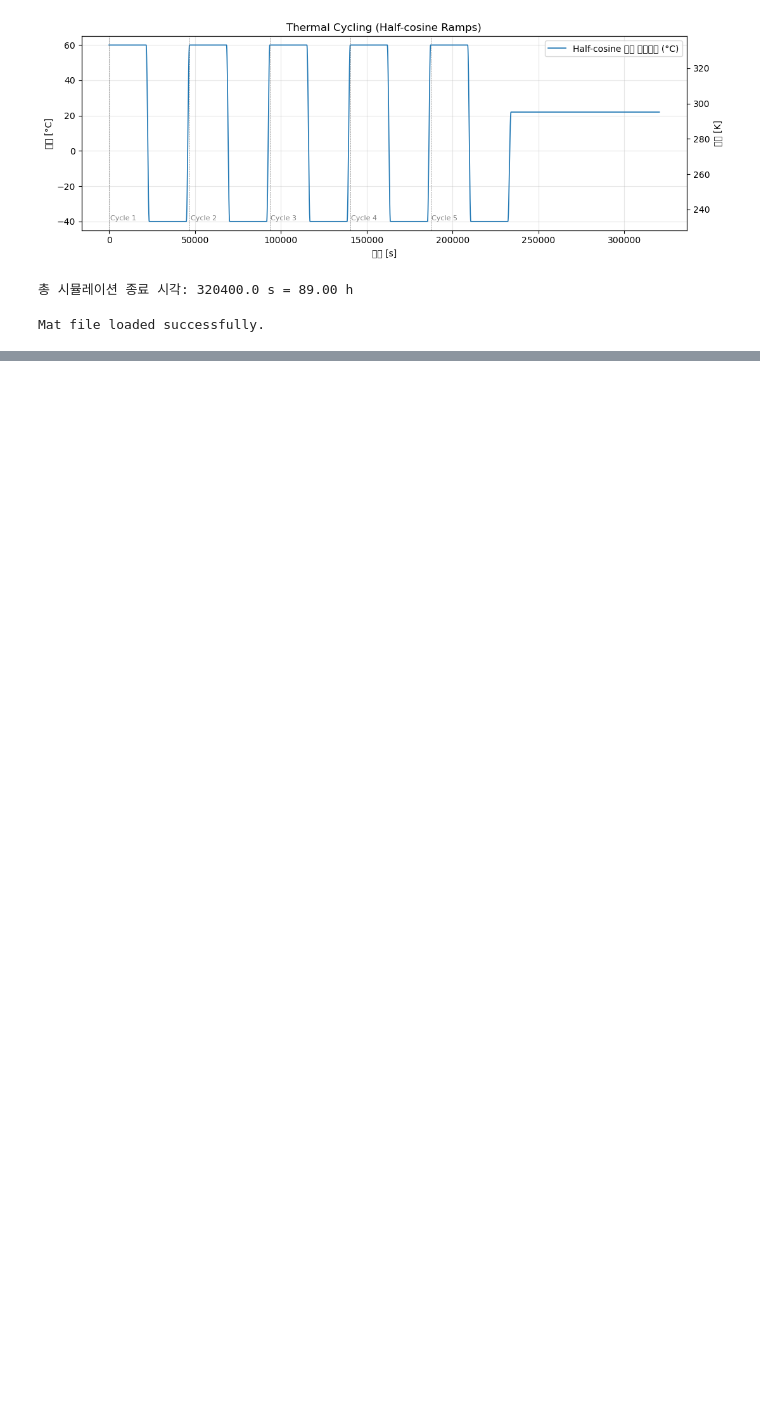
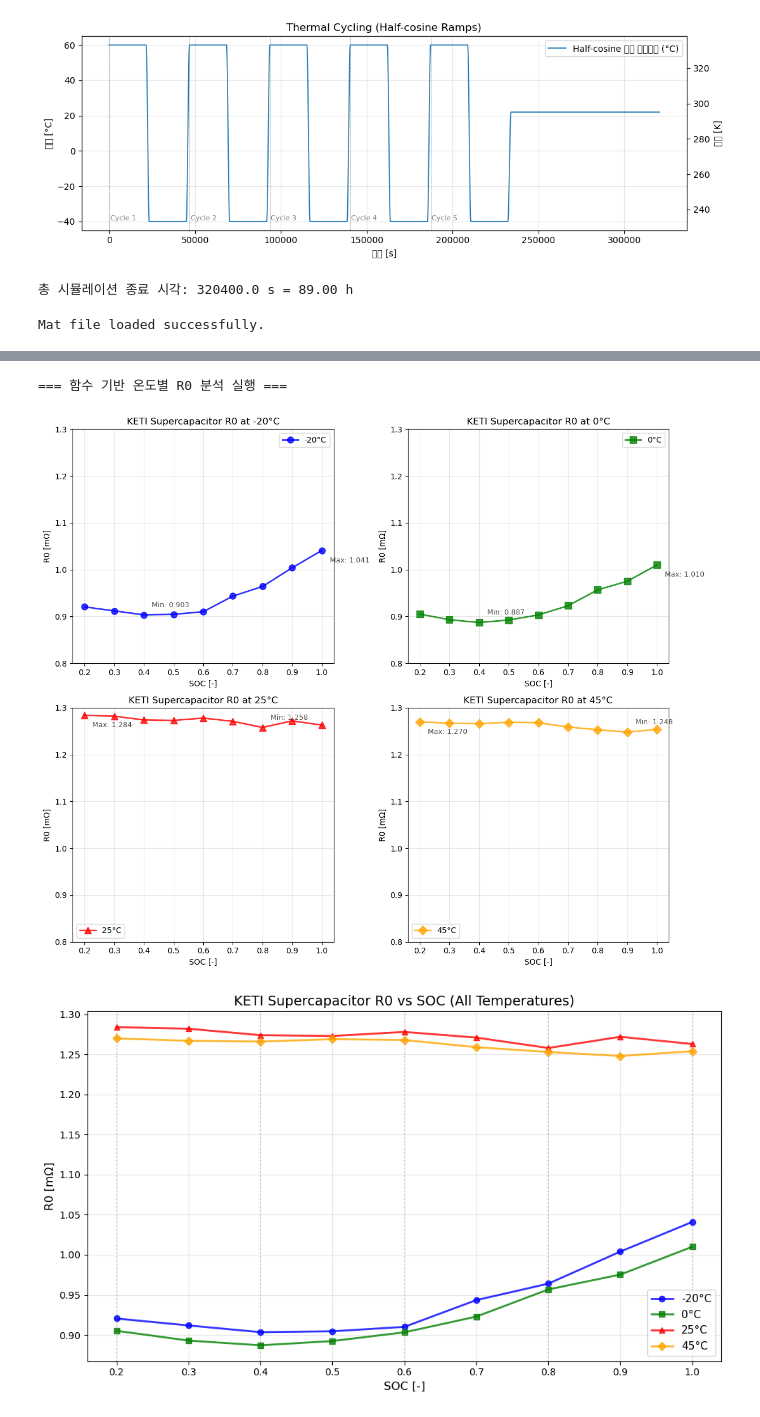
Before and after one commit to enjoyneer87/TwinBuilder_Modelon, a Jupyter notebook: Untitled-1.ipynb, the cells around one changed output, grey strips where cells are left out. Drawn from its saved outputs; the diff is of its cells as text; code cells hidden in the pictures; blank space fills up the shorter version.

```diff
--- a/Untitled-1.ipynb
+++ b/Untitled-1.ipynb
@@ -127,0 +970,60 @@ Mat file loaded successfully.
+# %%
+# 함수들 테스트 및 사용 예시
+
+# 1. 기존 데이터로 종합 분석 실행
+if 'R0_temp_dict' in locals():
+    print("=== 함수 기반 온도별 R0 분석 실행 ===")
+
+    # 종합 분석 (플롯 포함)
+    results = analyze_R0_temperature_dependency(R0_temp_dict, show_plots=True)
+
+    # 통계 정보만 따로 계산
+    stats = calculate_R0_statistics(R0_temp_dict)
+
+    print("\n=== 상세 통계 정보 ===")
+    for temp, stat in stats.items():
+        print(f"{temp}°C:")
+        print(f"  평균: {stat['mean_mohm']:.3f} mΩ")
+        print(f"  표준편차: {stat['std_mohm']:.3f} mΩ")
+        print(f"  변동계수: {stat['cv_percent']:.1f}%")
+        print(f"  범위: {stat['range_mohm']:.3f} mΩ")
+
+else:
+    print("R0_temp_dict가 없습니다. 먼저 데이터를 준비해주세요.")
+
+# 2. 다중 데이터 비교 예시 (기존에 있던 다른 R0 데이터들과 비교)
+if all(var in locals() for var in ['battery_data', 'keti_paper_data']):
+    print("\n=== 다중 R0 데이터 비교 ===")
+
+    # 25°C KETI 데이터 추출 (비교용)
+    if 'R0_temp_dict' in locals() and 25 in R0_temp_dict:
+        keti_25c_data = R0_temp_dict[25]
+    else:
+        keti_25c_data = None
+
+    # 비교 데이터 준비
+    comparison_data = {
+        'Battery': battery_data,
+        'KETI_Paper': keti_paper_data
+    }
+
+    if keti_25c_data is not None:
+        comparison_data['KETI_25C'] = keti_25c_data
+
+    # 레이블 설정
+    labels = {
+        'Battery': 'Battery R0',
+        'KETI_Paper': 'KETI Scap (Paper)',
+        'KETI_25C': 'KETI Scap (25°C)'
+    }
+
+    # 비교 플롯
+    plot_R0_comparison(comparison_data, labels,
+                      title="Battery vs Supercapacitor R0 Comparison")
+
+print("\n=== 함수 테스트 완료 ===")
+print("모든 함수가 정상적으로 작동합니다!")
+# %% [output]
+=== 함수 기반 온도별 R0 분석 실행 ===
+[figure, added]
+[figure, added]
```
Also changed, not shown: parts of 12 cells of this notebook, 27 other files.
